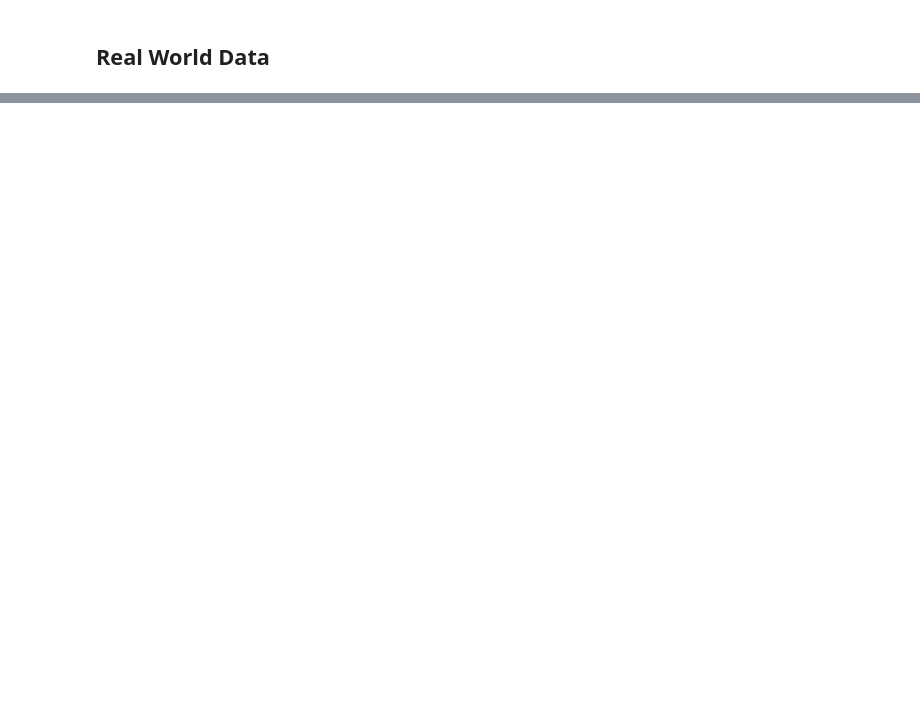
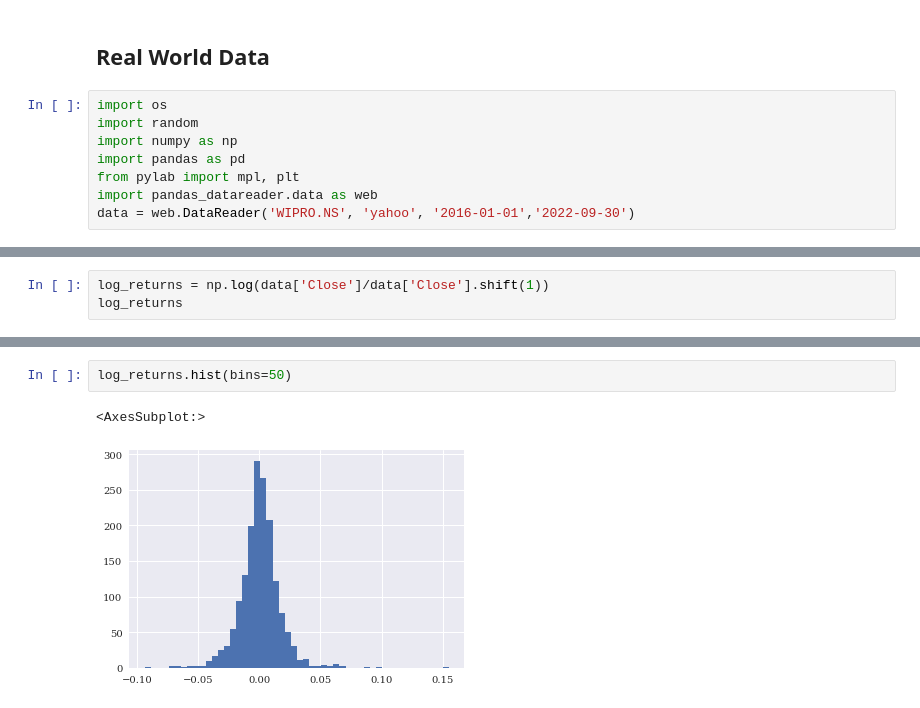
Before and after one commit to omsouravsharma/Python_for_algorithmic_trading-, a Jupyter notebook: Ch13.ipynb, the cells around one changed output, grey strips where cells are left out. Drawn from its saved outputs; the diff is of its cells as text; blank space fills up the shorter version.

```diff
--- a/Ch13.ipynb
+++ b/Ch13.ipynb
@@ -252,2 +211,10 @@ Norm test p-value          0.931
 # %% [markdown]
 ## Real World Data
+# %%
+import os
+import random
+import numpy as np
+import pandas as pd
+from pylab import mpl, plt
+import pandas_datareader.data as web
+data = web.DataReader('WIPRO.NS', 'yahoo', '2016-01-01','2022-09-30')
@@ -253,0 +226,3 @@ Norm test p-value          0.931
+# %%
+log_returns = np.log(data['Close']/data['Close'].shift(1))
+log_returns
@@ -253,0 +243,5 @@ Norm test p-value          0.931
+# %%
+log_returns.hist(bins=50)
+# %% [output]
+<AxesSubplot:>
+[figure, added]
```
Also changed, not shown: parts of 13 cells of this notebook.
